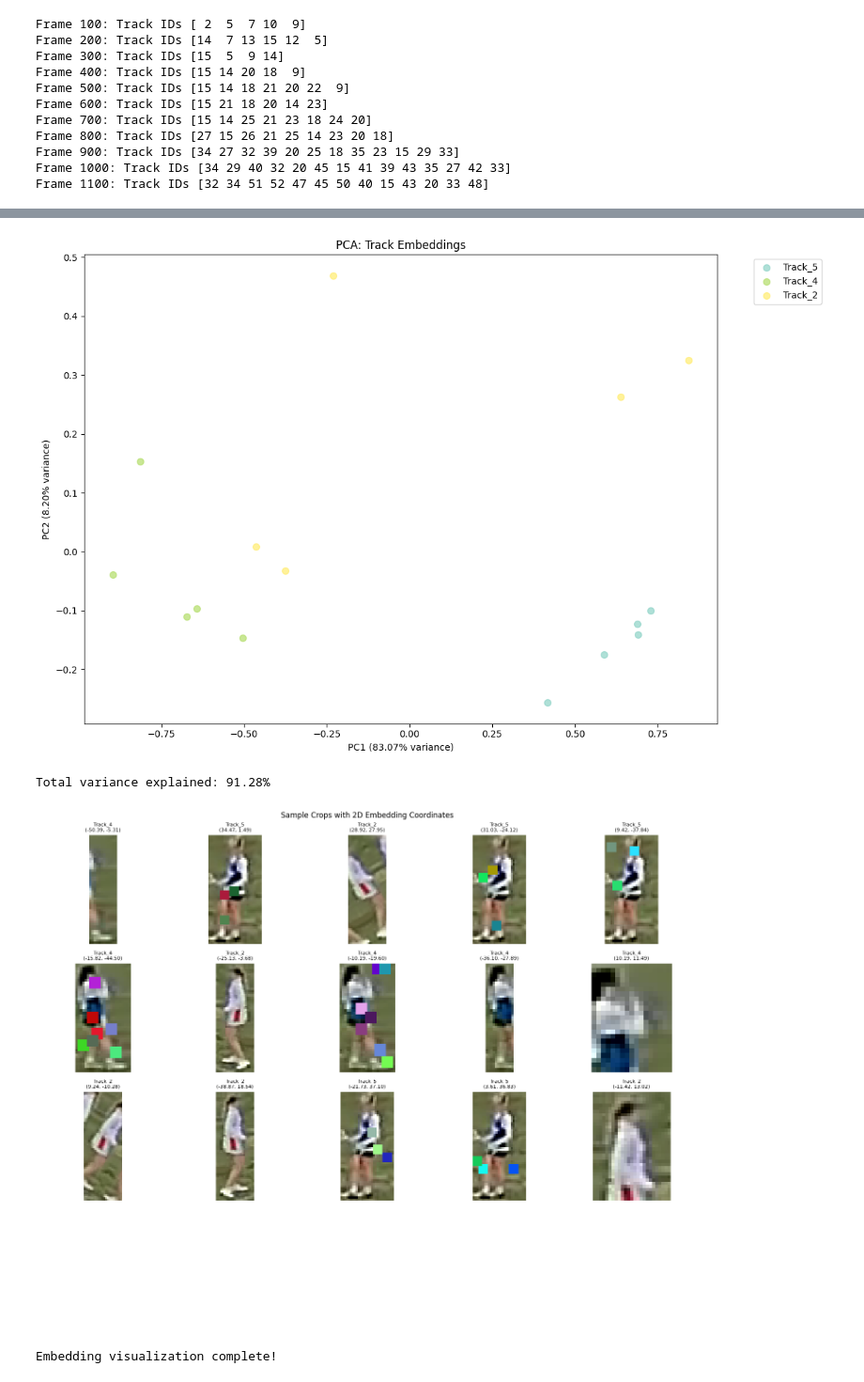
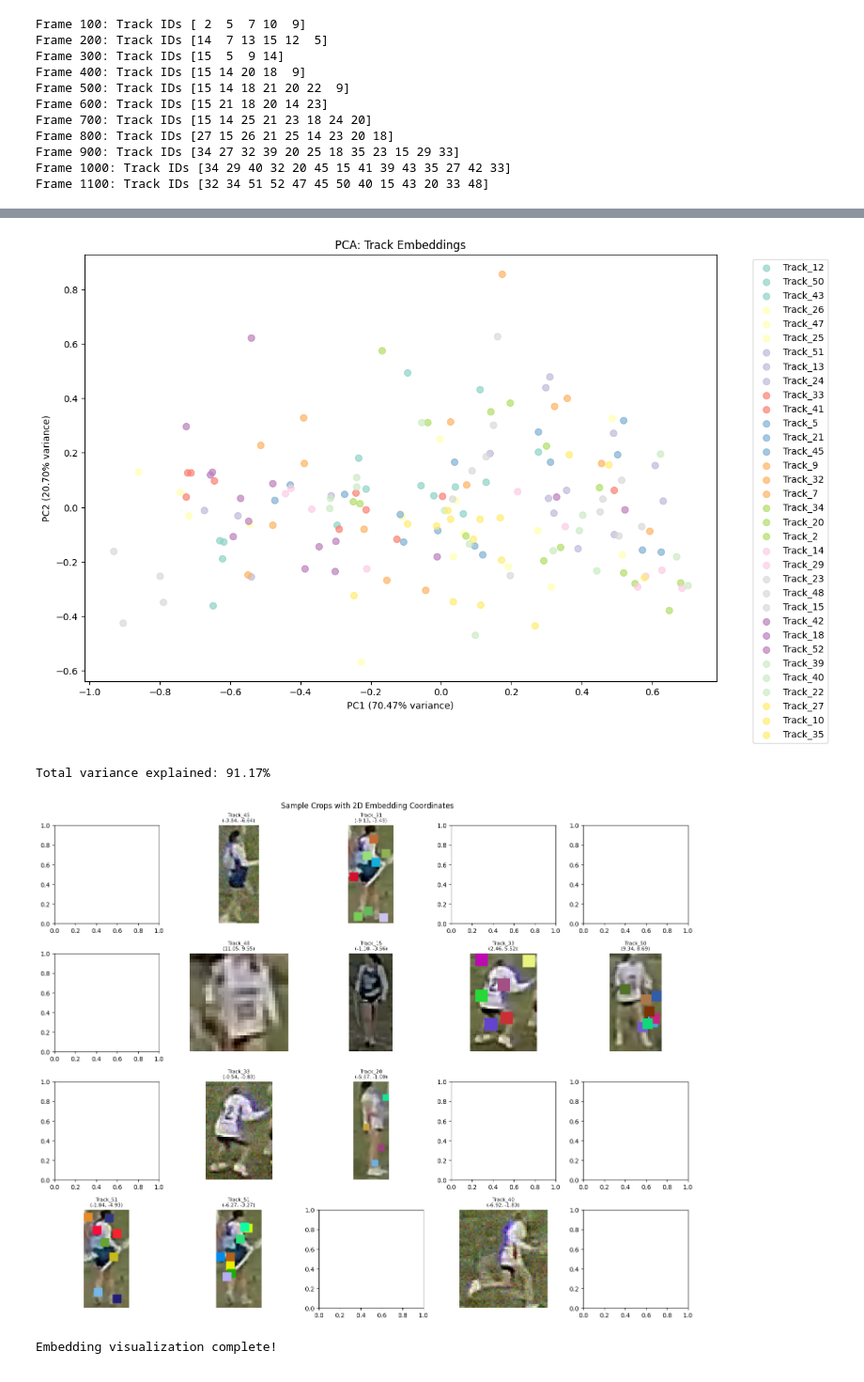
Before and after one commit to fmousinho/LaxAI, a Jupyter notebook: notebooks/emb_optimizations.ipynb, the cells around one changed output, grey strips where cells are left out. Shown at 94% size. Saved outputs shown, nothing was run; the diff lists cells and outputs as text; code cells hidden in the pictures.

```diff
--- a/notebooks/emb_optimizations.ipynb
+++ b/notebooks/emb_optimizations.ipynb
@@ -676,9 +674,13 @@ test_processor = EmbeddingsProcessor(
 )
 test_processor.setup_model(SiameseNet, inference_only=True)
 
+complete_embeddings = {}
+for _ , augmented_crops_dict in enumerate(list_of_annotated_crops_dict):
+    complete_embeddings.update(augmented_crops_dict)
+
 # Generate embeddings
 embeddings, labels, track_ids = generate_embeddings_from_crops(
-    list_of_annotated_crops_dict[0],
+    complete_embeddings,
     test_processor,
     max_crops_per_track=5  # Limit for faster visualization
 )
@@ -741,6 +741,6 @@ Running PCA on 15 embeddings...
-[figure, old version]
+[figure, new version]
-Total variance explained: 91.28%
+Total variance explained: 91.17%
-[figure, old version]
+[figure, new version]
 Embedding visualization complete!
 # %%
 import torch
```
Also changed, not shown: parts of 8 cells of this notebook, 2 other files.
